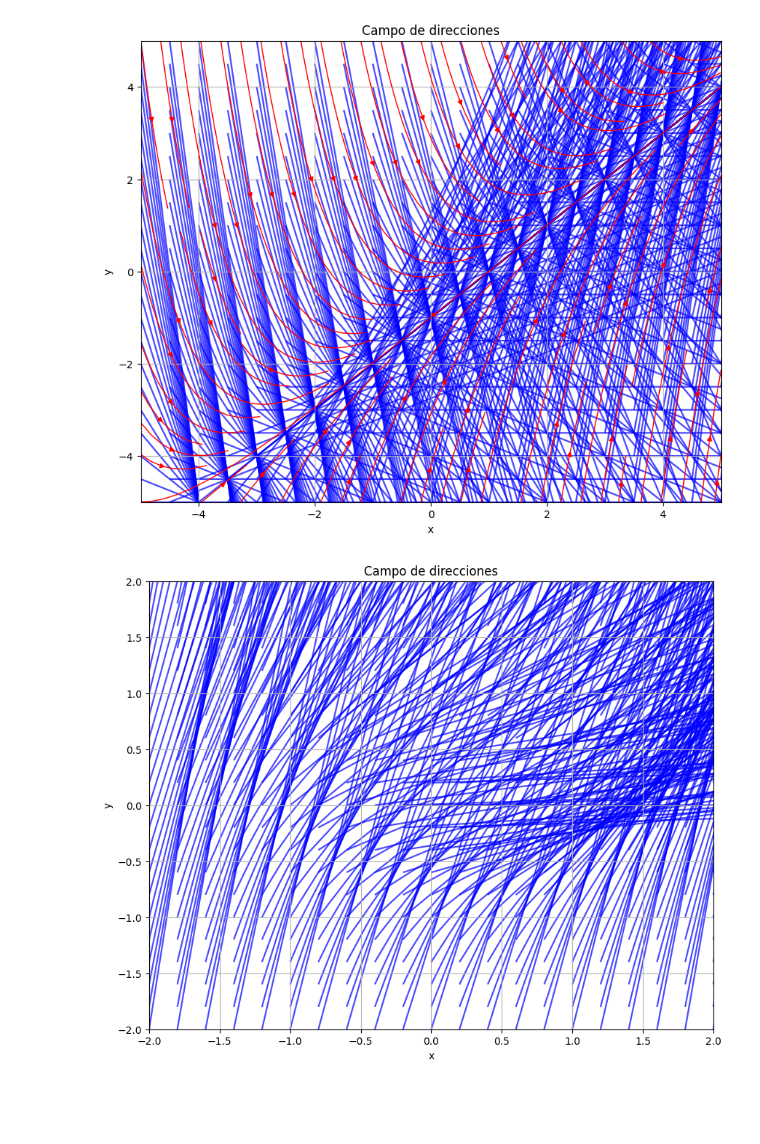
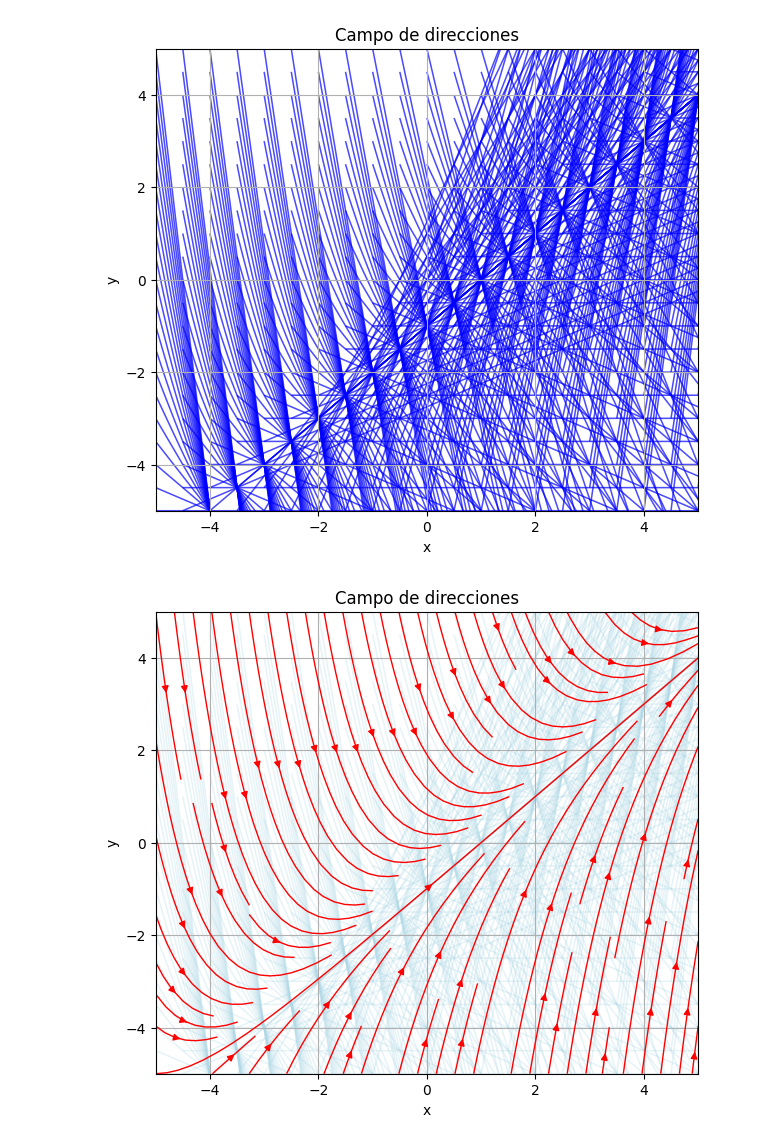
Before and after one commit to RenattoGuzman/ModSim-G5, a Jupyter notebook: Lab1.ipynb, the cells around one changed output. Saved outputs shown, nothing was run; the diff lists cells and outputs as text; code cells hidden in the pictures; blank space fills up the shorter version.

```diff
--- a/Lab1.ipynb
+++ b/Lab1.ipynb
@@ -7,7 +11,4 @@
 # %%
-import numpy as np
-import matplotlib.pyplot as plt
-
 def graficar_campo_direcciones(f, xmin, xmax, ymin, ymax, xstep, ystep, escala=1, unitario=False, flujo=False):
     """
     Grafica el campo de direcciones de una ecuación diferencial de primer orden.
@@ -41,38 +42,46 @@ def graficar_campo_direcciones(f, xmin, xmax, ymin, ymax, xstep, ystep, escala=1
         V /= norm
 
     # Crear la figura y los ejes
-    fig, ax = plt.subplots(figsize=(10, 8))
+    fig, ax = plt.subplots(figsize=(7, 6))
 
     # Graficar el campo de direcciones
-    ax.quiver(X, Y, U, V, scale=1/escala, scale_units='xy', angles='xy', color='b', alpha=0.7)
+    arrow_color = 'lightblue' if flujo else 'blue'
+    arrow_alpha = 0.3 if flujo else 0.7
+    ax.quiver(X, Y, U, V, scale=1/escala, scale_units='xy', angles='xy', color=arrow_color, alpha=arrow_alpha)
 
     # Graficar las líneas de flujo si se solicita
     if flujo:
         ax.streamplot(X, Y, U, V, color='r', density=1, linewidth=1, arrowsize=1)
 
     # Configurar los límites y etiquetas
     ax.set_xlim(xmin, xmax)
     ax.set_ylim(ymin, ymax)
     ax.set_xlabel('x')
     ax.set_ylabel('y')
     ax.set_title('Campo de direcciones')
     ax.grid(True)
 
     return fig
 
 # Ejemplo 1: dy/dx = x - y
 def f1(x, y):
     return x - y
 
-fig1 = graficar_campo_direcciones(f1, -5, 5, -5, 5, 0.5, 0.5, escala=20, flujo=True)
+fig1 = graficar_campo_direcciones(f1, -5, 5, -5, 5, 0.5, 0.5, escala=20, unitario=True)
+plt.show()
+
+fig2 = graficar_campo_direcciones(f1, -5, 5, -5, 5, 0.5, 0.5, escala=20, flujo=True)
 plt.show()
 
 # Ejemplo 2: dy/dx = x^2 + y^2
 def f2(x, y):
     return x**2 + y**2
 
-fig2 = graficar_campo_direcciones(f2, -2, 2, -2, 2, 0.2, 0.2, escala=10, unitario=True)
+fig3 = graficar_campo_direcciones(f2, -5, 5, -5, 5, 0.5, 0.5, escala=20, unitario=True)
 plt.show()
+
+fig4 = graficar_campo_direcciones(f2, -5, 5, -5, 5, 0.5, 0.5, escala=20, flujo=True)
+plt.show()
 # %% [output]
-[figure, old version]
+[figure, new version]
-[figure, old version]
+[figure, new version]
```
Also changed, not shown: parts of 3 cells of this notebook.
